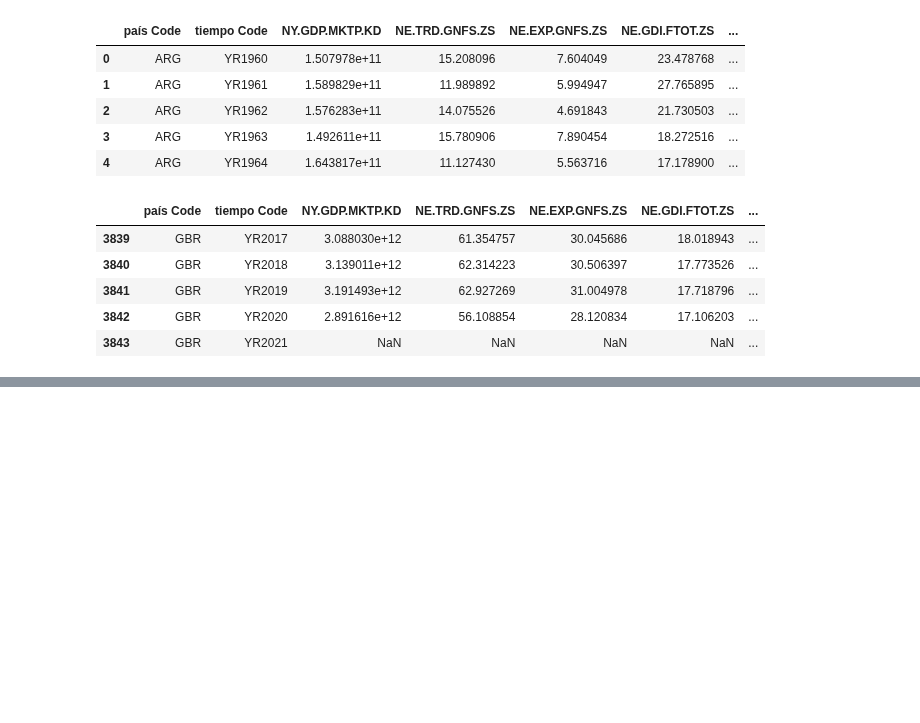
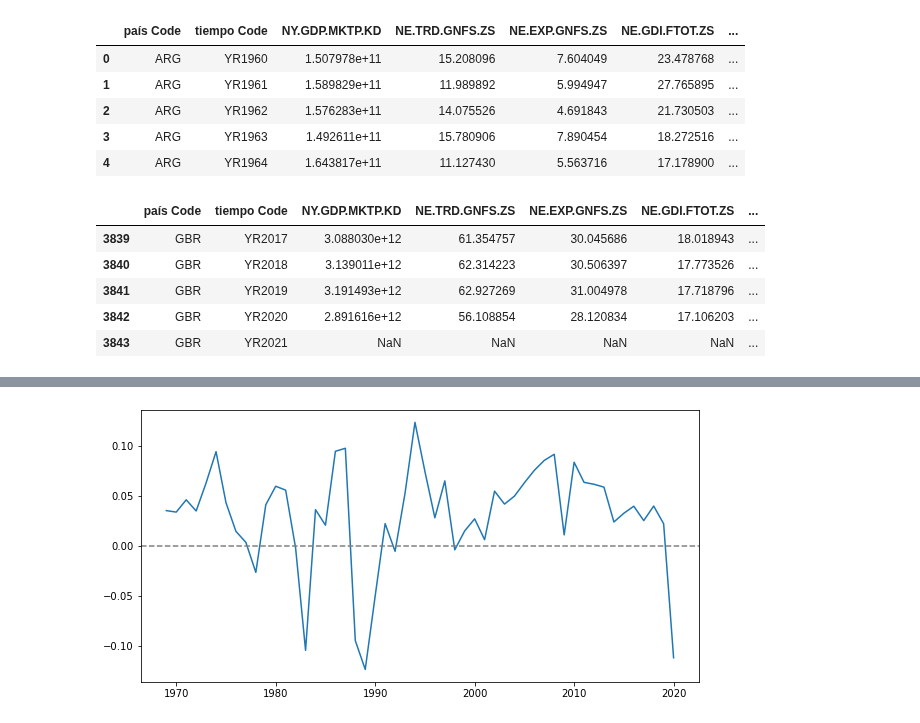
Before and after one commit to valegrei/gdp-growth-forecast, a Jupyter notebook: gdp_growth_forecasting/analysis/data_analysis.ipynb, the cells around one changed output, grey strips where cells are left out. Drawn from its saved outputs; the diff is of its cells as text; code cells hidden in the pictures; blank space fills up the shorter version.

Commit message:
WB data

```diff
--- a/gdp_growth_forecasting/analysis/data_analysis.ipynb
+++ b/gdp_growth_forecasting/analysis/data_analysis.ipynb
@@ -144,0 +150,2 @@ df_wb.tail()
+# %%
+df_wb = df_wb.rename(columns=names)
@@ -144,0 +172,23 @@ df_wb.tail()
+# %%
+df_wb = df_wb.drop(labels=['rir','emplpop_nat','unempl_ilo','emplpop_ilo','money','money_growth'],axis=1)
+# %%
+def preprocesarWB(df : pd.DataFrame):
+    paises = df.iso.unique()
+    df_r = pd.DataFrame()
+    for pais in paises:
+        df_n = df[df.iso==pais].copy()
+        df_n['year'] = pd.to_numeric(df_n['year'].str.replace('YR',''),downcast='integer')
+        #df_n = df_n.astype({'year': np.int16})
+        #Fija year como indice
+        df_n = df_n.set_index('year')
+        #interpola datos faltantes en la serie
+        df_n = df_n.interpolate(method='quadratic')
+        #calcula el ratio de crecimiento del PBI real
+        df_n['rgdp_growth'] = df_n['rgdp'].pct_change()
+        #elimina filas con datos faltantes en los extremos
+        df_n = df_n.dropna()
+
+        df_r = df_r.append(df_n)
+    return df_r
+# %%
+df_wb = preprocesarWB(df_wb)
@@ -144,0 +217,4 @@ df_wb.tail()
+# %%
+graficar(df_wb[df_wb.iso == 'PER'],'rgdp_growth',linea_cero=True)
+# %% [output]
+[figure, added]
```
Also changed, not shown: parts of 7 cells of this notebook.
